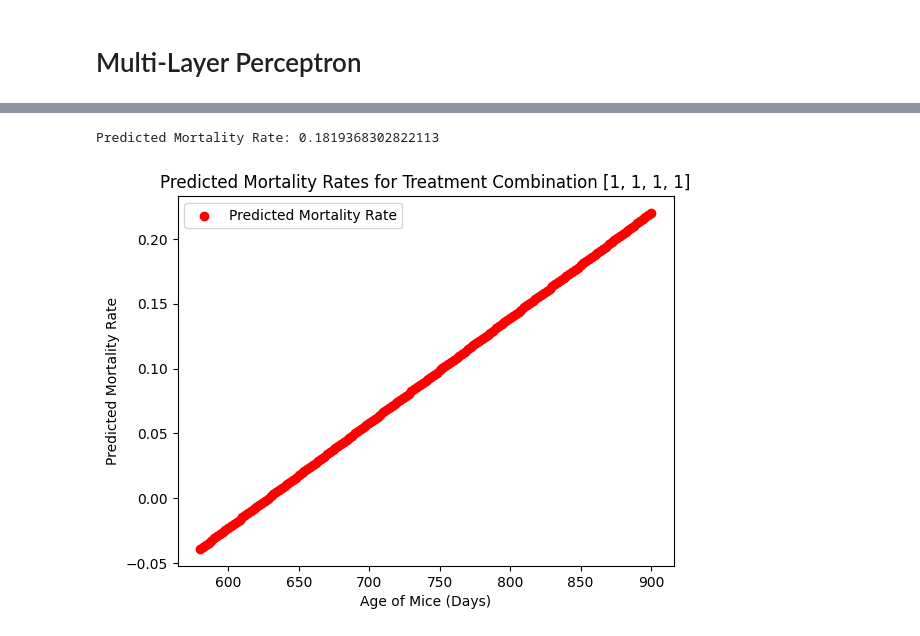
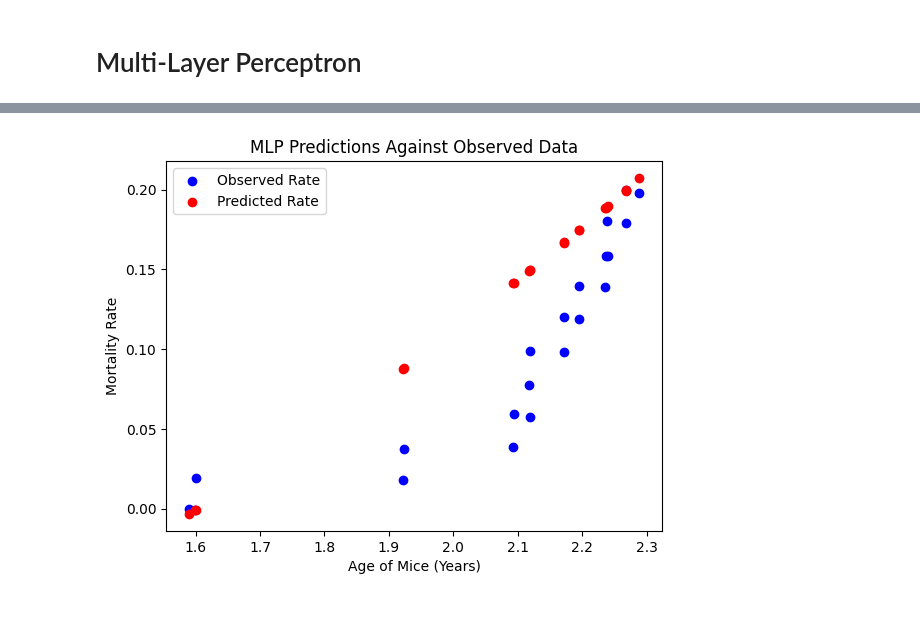
Before and after one commit to shs2017/Data-Literacy, a Jupyter notebook: exp/MLP_Model.ipynb, the cells around one changed output, grey strips where cells are left out. Drawn from its saved outputs; the diff is of its cells as text; code cells hidden in the pictures.

```diff
--- a/exp/MLP_Model.ipynb
+++ b/exp/MLP_Model.ipynb
@@ -189,17 +189,23 @@ import torch.optim as optim
 from torch.utils.data import Dataset, DataLoader
 import numpy as np
 import pandas as pd
+import torch.nn.functional as F
 
 class MLPModel(nn.Module):
     def __init__(self, input_size, hidden_size, output_size):
         super(MLPModel, self).__init__()
         self.fc1 = nn.Linear(input_size, hidden_size)
+        self.fc2 = nn.Linear(hidden_size, output_size)
+        self.fc3 = nn.Linear(hidden_size, hidden_size)
         self.relu = nn.ReLU()
-        self.fc2 = nn.Linear(hidden_size, output_size)
+        self.elu = nn.ELU()
+        self.softpluts = nn.Softplus()
 
     def forward(self, x):
         x = self.fc1(x)
         x = self.relu(x)
+        x = self.fc3(x)
+        x = self.elu(x)
         x = self.fc2(x)
         return x
 
@@ -243,8 +249,9 @@ from sklearn.model_selection import train_test_split
 input_size = 5  # Age + Treatment vector size
 hidden_size = 64
 output_size = 1
-learning_rate = 0.001
-num_epochs = 5000
+learning_rate = 0.01
+num_epochs = 10000
+torch.manual_seed(42)
 
 # Initialize model, loss function, and optimizer
 model = MLPModel(input_size, hidden_size, output_size)
@@ -324,45 +331 @@ Epoch 5000/5000, Loss: 0.01468401588499546, Val Loss: 0.013057682663202286
 <All keys matched successfully>
-# %%
-# Test the trained model on new data
-test_input = torch.tensor([580, 0, 0,0,0], dtype=torch.float32)  # Example input for testing
-predicted_output = model(test_input)
-print(f'Predicted Mortality Rate: {predicted_output.item()}')
-# %% [output]
-Predicted Mortality Rate: 0.1819368302822113
-# %%
-# Define the treatment combination
-treatment_combo = [1, 1, 1, 1]
-
-# Create input data for the specified treatment combination and age range (580 - 900 days)
-ages_to_predict = np.arange(580, 901, 2)
-input_data = []
-
-for age in ages_to_predict:
-    treatment_vector = treatment_combo
-    sample = {
-        'input': torch.tensor([age] + treatment_vector, dtype=torch.float32),
-    }
-    input_data.append(sample)
-
-# Convert input_data to a DataLoader for batch processing
-prediction_data_loader = DataLoader(input_data, batch_size=len(input_data), shuffle=False)
-# Set the model to evaluation mode
-model.eval()
-
-# Make predictions
-predictions = []
-with torch.no_grad():
-    for batch in prediction_data_loader:
-        inputs = batch['input']
-        output = model(inputs)
-        predictions.extend(output.squeeze().tolist())
-
-        # Plot the predicted mortality rates
-plt.scatter(ages_to_predict, predictions, label='Predicted Mortality Rate', color='red')
-plt.xlabel('Age of Mice (Days)')
-plt.ylabel('Predicted Mortality Rate')
-plt.title('Predicted Mortality Rates for Treatment Combination ' + str(treatment_combo))
-plt.legend()
-plt.show()
-# %% [output]
-[figure, removed]
@@ -368,0 +374,18 @@ plt.show()
+# %%
+## Model against Observed
+
+ages_plot = calculate_ages(female_dataset["mTERT,Rapamycin,HSCs,Gal-Nav"])
+mortality_rate = calculate_mortality_rate(female_dataset["mTERT,Rapamycin,HSCs,Gal-Nav"])
+
+mr_predictions = make_predictions(model, female_dataset["mTERT,Rapamycin,HSCs,Gal-Nav"]["x"], [1,1,1,1])
+
+plt.scatter(ages_plot, mortality_rate, label='Observed Rate', color='blue')
+plt.scatter(ages_plot, mr_predictions, label='Predicted Rate', color='red')
+
+plt.xlabel('Age of Mice (Years)')
+plt.ylabel('Mortality Rate')
+plt.title('MLP Predictions Against Observed Data')
+plt.legend()
+plt.show()
+# %% [output]
+[figure, added]
```
Also changed, not shown: parts of 4 cells of this notebook.
